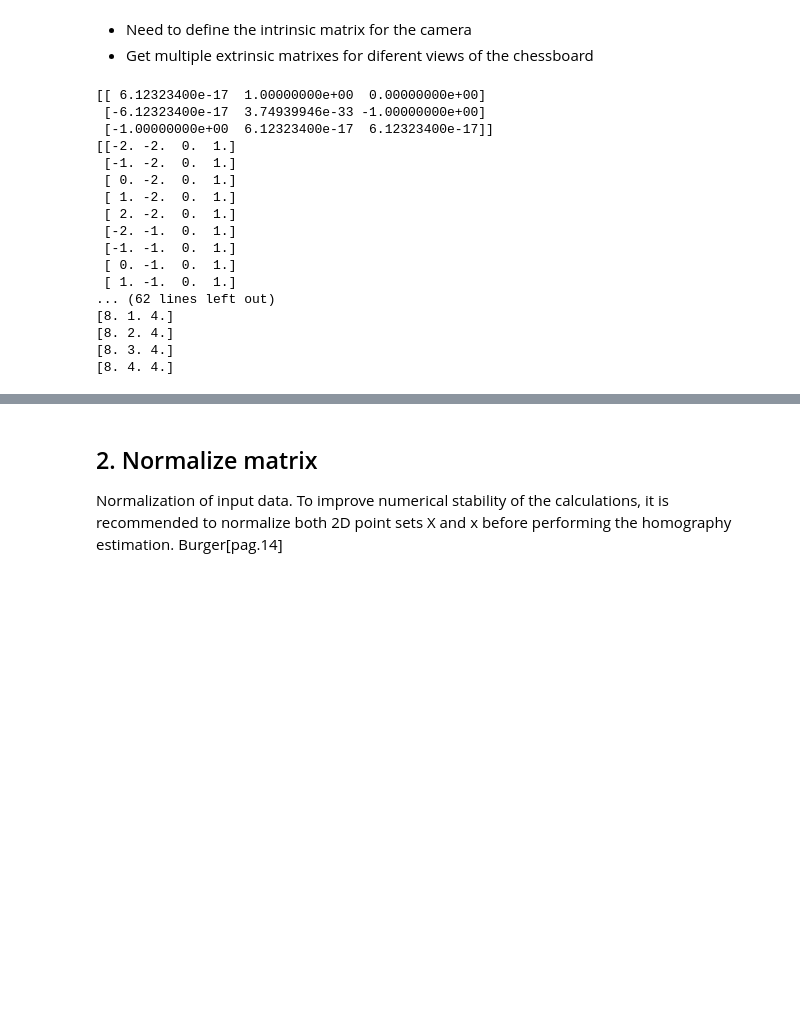
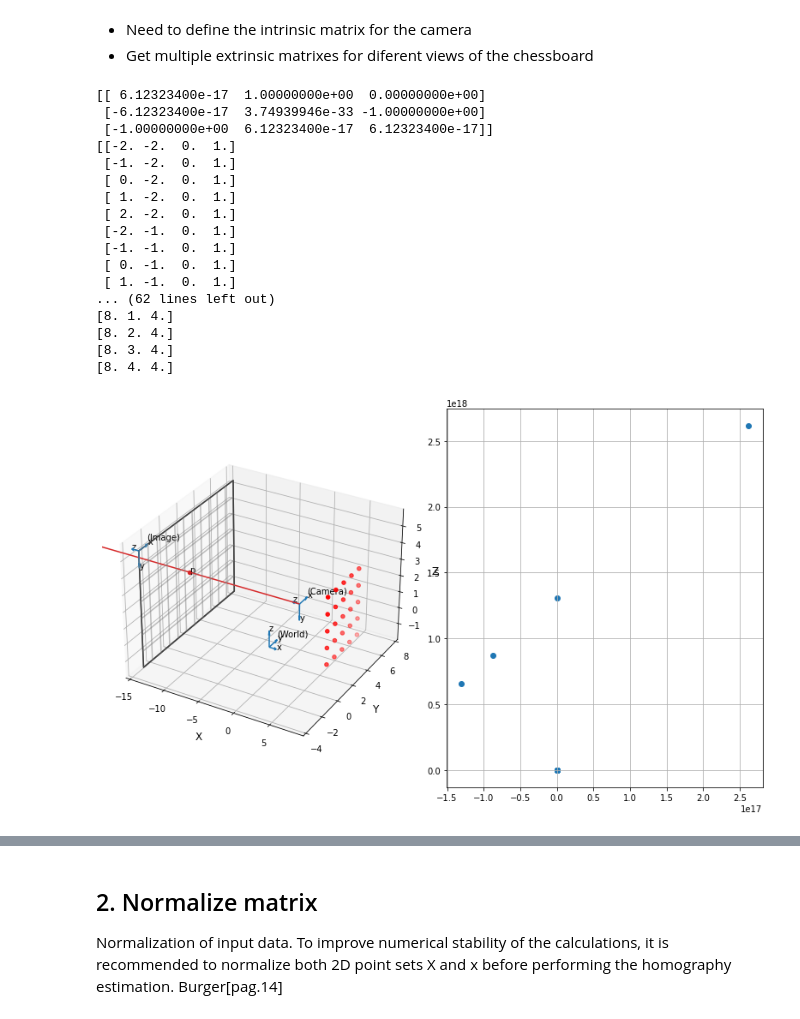
Before and after one commit to joaoalegria1/calibration, a Jupyter notebook: 1.4 Camera Calibration using Zhang with meshgrid.ipynb, the cells around one changed output, grey strips where cells are left out. Saved outputs shown, nothing was run; the diff lists cells and outputs as text; code cells hidden in the pictures; blank space fills up the shorter version.

```diff
--- a/1.4 Camera Calibration using Zhang with meshgrid.ipynb
+++ b/1.4 Camera Calibration using Zhang with meshgrid.ipynb
@@ -459,17 +462,17 @@ if( len(checker_points.shape) == 3):
     # goes through the different planes
     for i in range(checker_points.shape[0]):                                                                                                              # chooses a plane
         for j in range(checker_points.shape[1]):
-            Xh = to_homogeneus(checker_points[i,j,:])
+            Xh = to_homogeneous(checker_points[i,j,:])
             xh = P @ Xh
-            x_arr[i,j,:] = to_inhomogeneus(xh)
+            x_arr[i,j,:] = to_inhomogeneous(xh)
 else:
     x_arr = np.zeros((checker_points.shape[0],2))
     # goes through the different planes
     for i in range(checker_points.shape[0]):
         print(checker_points[i,:])                                                                                                             # chooses a plane
-        Xh = to_homogeneus(checker_points[i,:])
+        Xh = to_homogeneous(checker_points[i,:])
         xh = P @ Xh
-        x_arr[i,:] = to_inhomogeneus(xh)
+        x_arr[i,:] = to_inhomogeneous(xh)
 
 # plot
 fig = plt.figure(figsize=(11,7))
@@ -485,33 +488,34 @@ ax.scatter3D(checker_points[:,0],checker_points[:,1],checker_points[:,2],color =
 ax.set_xlabel('X', fontsize='large')
 ax.set_ylabel('Y', fontsize='large')
 ax.set_zlabel('Z', fontsize='large')
 ax1 = fig.add_subplot(122)
 ax1.scatter(x_arr[:,0],x_arr[:,1])
 ax1.grid()
 #ax1.set_xlim([0,5])
 #ax1.set_ylim([0,2])
 plt.tight_layout()
 plt.show()
 
 plt.show()
 # %% [output]
 [[ 6.12323400e-17  1.00000000e+00  0.00000000e+00]
  [-6.12323400e-17  3.74939946e-33 -1.00000000e+00]
  [-1.00000000e+00  6.12323400e-17  6.12323400e-17]]
 [[-2. -2.  0.  1.]
  [-1. -2.  0.  1.]
  [ 0. -2.  0.  1.]
  [ 1. -2.  0.  1.]
  [ 2. -2.  0.  1.]
  [-2. -1.  0.  1.]
  [-1. -1.  0.  1.]
  [ 0. -1.  0.  1.]
  [ 1. -1.  0.  1.]
 ... (62 lines left out)
 [8. 1. 4.]
 [8. 2. 4.]
 [8. 3. 4.]
 [8. 4. 4.]
+[figure, added]
 # %%
 # chessboard print
 chess_pts = []
```
Also changed, not shown: parts of 8 cells of this notebook, 10 other files.
